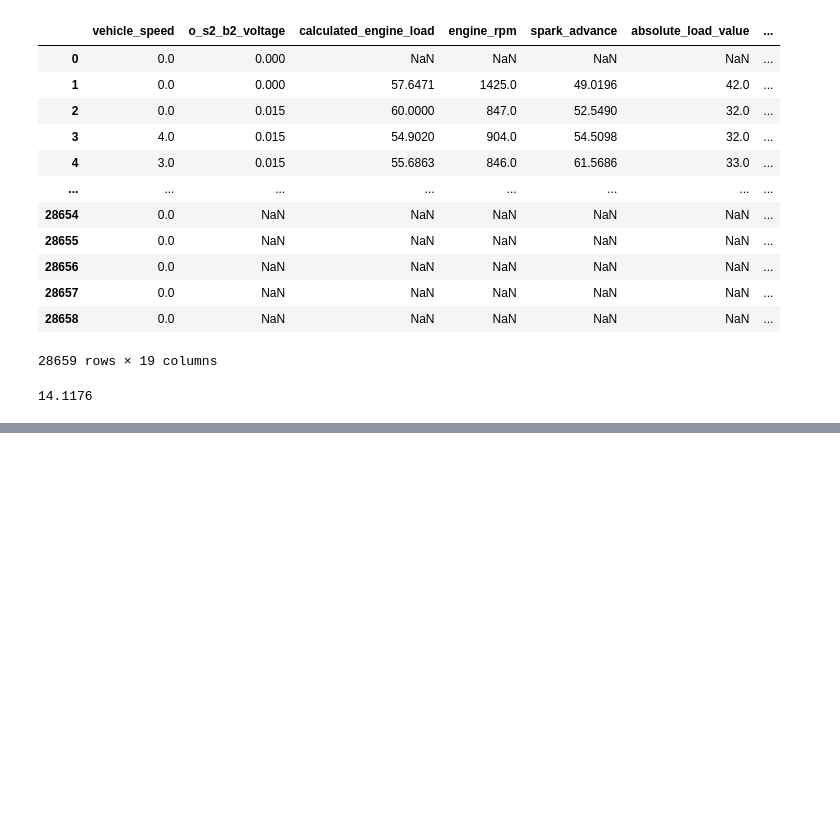
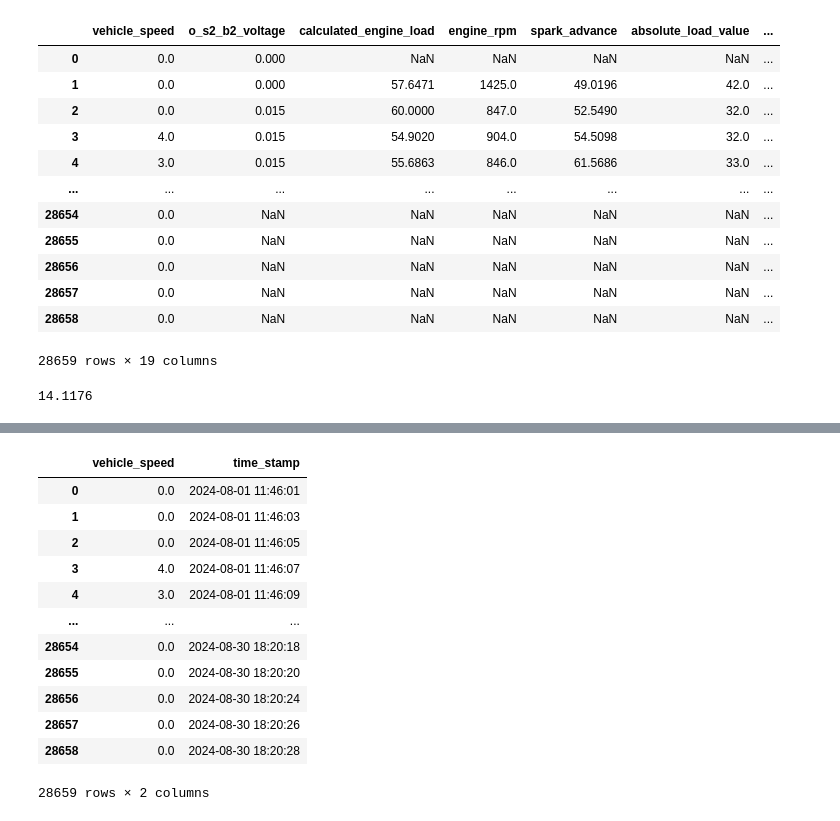
Before and after one commit to UmerSidiqui/car-charm, a Jupyter notebook: analysis.ipynb, the cells around one changed output, grey strips where cells are left out. Saved outputs shown, nothing was run; the diff lists cells and outputs as text; code cells hidden in the pictures; blank space fills up the shorter version.

```diff
--- a/analysis.ipynb
+++ b/analysis.ipynb
@@ -267,0 +266,16 @@ df[520:530]
+# %%
+df[['vehicle_speed','time_stamp']]
+# %% [output]
+|  | vehicle_speed | time_stamp |
+| 0 | 0.0 | 2024-08-01 11:46:01 |
+| 1 | 0.0 | 2024-08-01 11:46:03 |
+| 2 | 0.0 | 2024-08-01 11:46:05 |
+| 3 | 4.0 | 2024-08-01 11:46:07 |
+| 4 | 3.0 | 2024-08-01 11:46:09 |
+| ... | ... | ... |
+| 28654 | 0.0 | 2024-08-30 18:20:18 |
+| 28655 | 0.0 | 2024-08-30 18:20:20 |
+| 28656 | 0.0 | 2024-08-30 18:20:24 |
+| 28657 | 0.0 | 2024-08-30 18:20:26 |
+| 28658 | 0.0 | 2024-08-30 18:20:28 |
+28659 rows × 2 columns
```
Also changed, not shown: parts of 11 cells of this notebook.
